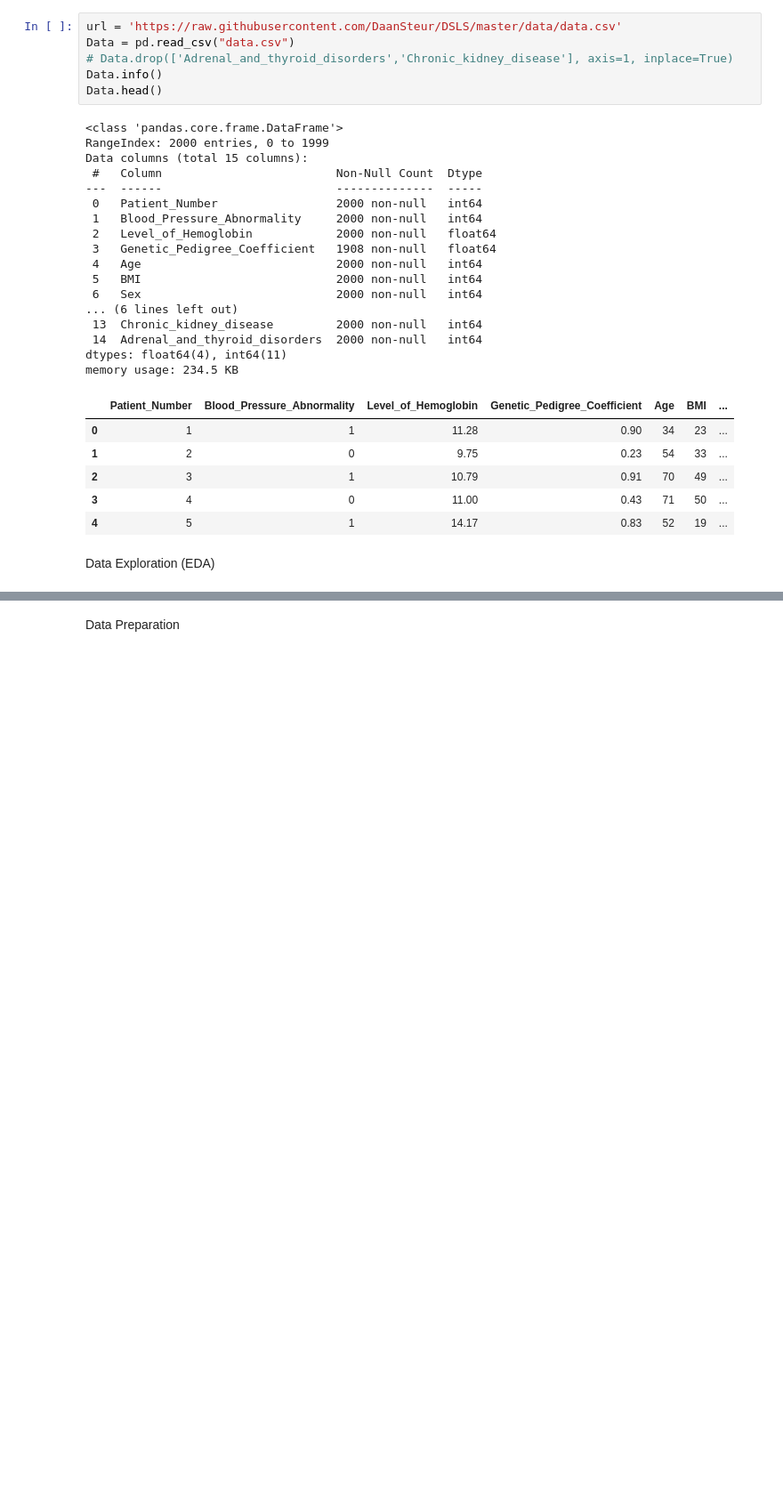
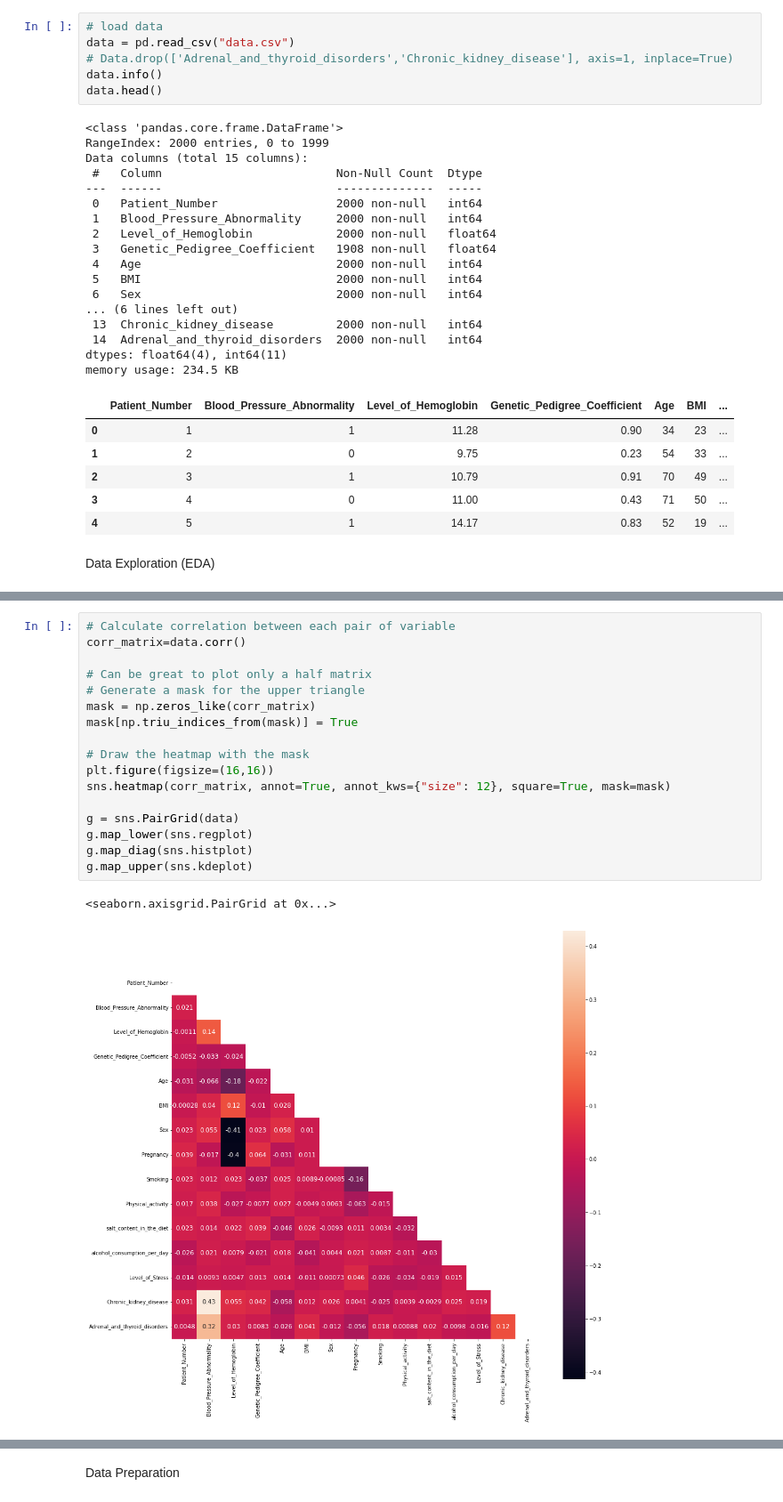
Before and after one commit to DaLuSt/DSLS-DS3-Machine-learning, a Jupyter notebook: Supervised-learning/Supervisedlearning_Assingment_DaanSteur_379943_DSLS.ipynb, the cells around one changed output, grey strips where cells are left out. Shown at 89% size. Drawn from its saved outputs; the diff is of its cells as text; blank space fills up the shorter version.

```diff
--- a/Supervised-learning/Supervisedlearning_Assingment_DaanSteur_379943_DSLS.ipynb
+++ b/Supervised-learning/Supervisedlearning_Assingment_DaanSteur_379943_DSLS.ipynb
@@ -38,9 +42,9 @@ from sklearn.model_selection import train_test_split
 # %%
-url = 'https://raw.githubusercontent.com/DaanSteur/DSLS/master/data/data.csv'
-Data = pd.read_csv("data.csv")
+# load data
+data = pd.read_csv("data.csv")
 # Data.drop(['Adrenal_and_thyroid_disorders','Chronic_kidney_disease'], axis=1, inplace=True)
-Data.info()
-Data.head()
+data.info()
+data.head()
 # %% [output]
 <class 'pandas.core.frame.DataFrame'>
 RangeIndex: 2000 entries, 0 to 1999
@@ -182,0 +187,20 @@ Chronic_kidney_disease        2000            0       2000           100
+# %%
+# Calculate correlation between each pair of variable
+corr_matrix=data.corr()
+
+# Can be great to plot only a half matrix
+# Generate a mask for the upper triangle
+mask = np.zeros_like(corr_matrix)
+mask[np.triu_indices_from(mask)] = True
+
+# Draw the heatmap with the mask
+plt.figure(figsize=(16,16))
+sns.heatmap(corr_matrix, annot=True, annot_kws={"size": 12}, square=True, mask=mask)
+
+g = sns.PairGrid(data)
+g.map_lower(sns.regplot)
+g.map_diag(sns.histplot)
+g.map_upper(sns.kdeplot)
+# %% [output]
+<seaborn.axisgrid.PairGrid at 0x...>
+[figure, added]
```
Also changed, not shown: parts of 5 cells of this notebook.
